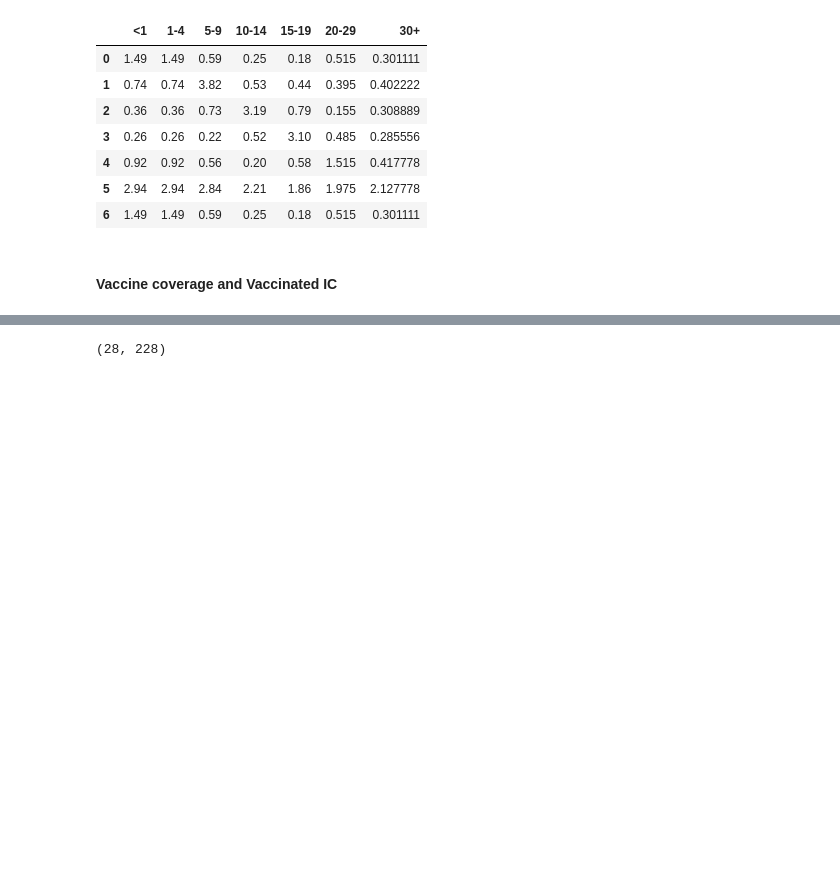
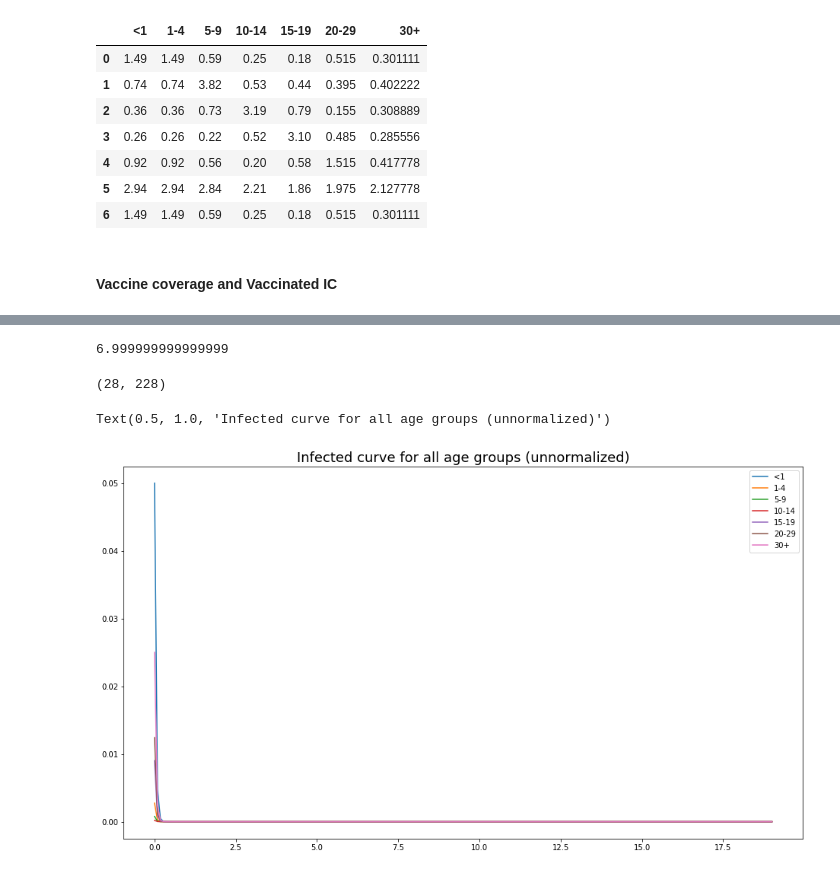
Before and after one commit to dhelekal/EpiRSG2020, a Jupyter notebook: model/Simulation_from_data.ipynb, the cells around one changed output, grey strips where cells are left out. Cells and saved outputs as stored; diff of their text form; code cells hidden in the pictures; blank space fills up the shorter version.

```diff
--- a/model/Simulation_from_data.ipynb
+++ b/model/Simulation_from_data.ipynb
@@ -149,3 +157,8 @@ new_ic = np.hstack([0.95*(1./7)*np.ones(2), np.zeros(5), 0.05*(1./7)*np.ones(2),
+# %%
+#Sanity check
+np.sum(new_ic, axis = 0)
+# %% [output]
+6.999999999999999
 # %%
 #out_year, t_year = mdl.run(np.hstack([0.95*(1./7)*np.ones(7), 0.05*(1./7)*np.ones(7), np.zeros(7*2)]),t_max = 19,method="RK45", eval_per_year=24)
 
@@ -157,6 +170,16 @@ t = t_year
 out.shape
 # %% [output]
 (28, 228)
+# %%
+Inf_OUT = out[7:(7*2),:]
+plt.figure(figsize=(16,9))
+for ii in range(7):
+    plt.plot(t, np.transpose(out[7+ii,:]), label = age_class[ii])
+plt.legend()
+plt.title("Infected curve for all age groups (unnormalized)", fontsize = 18)
+# %% [output]
+Text(0.5, 1.0, 'Infected curve for all age groups (unnormalized)')
+[figure, added]
 # %%
 out[7:(7*2),:]
 plt.figure(figsize=(16,9))
```
Also changed, not shown: parts of 20 cells of this notebook.
